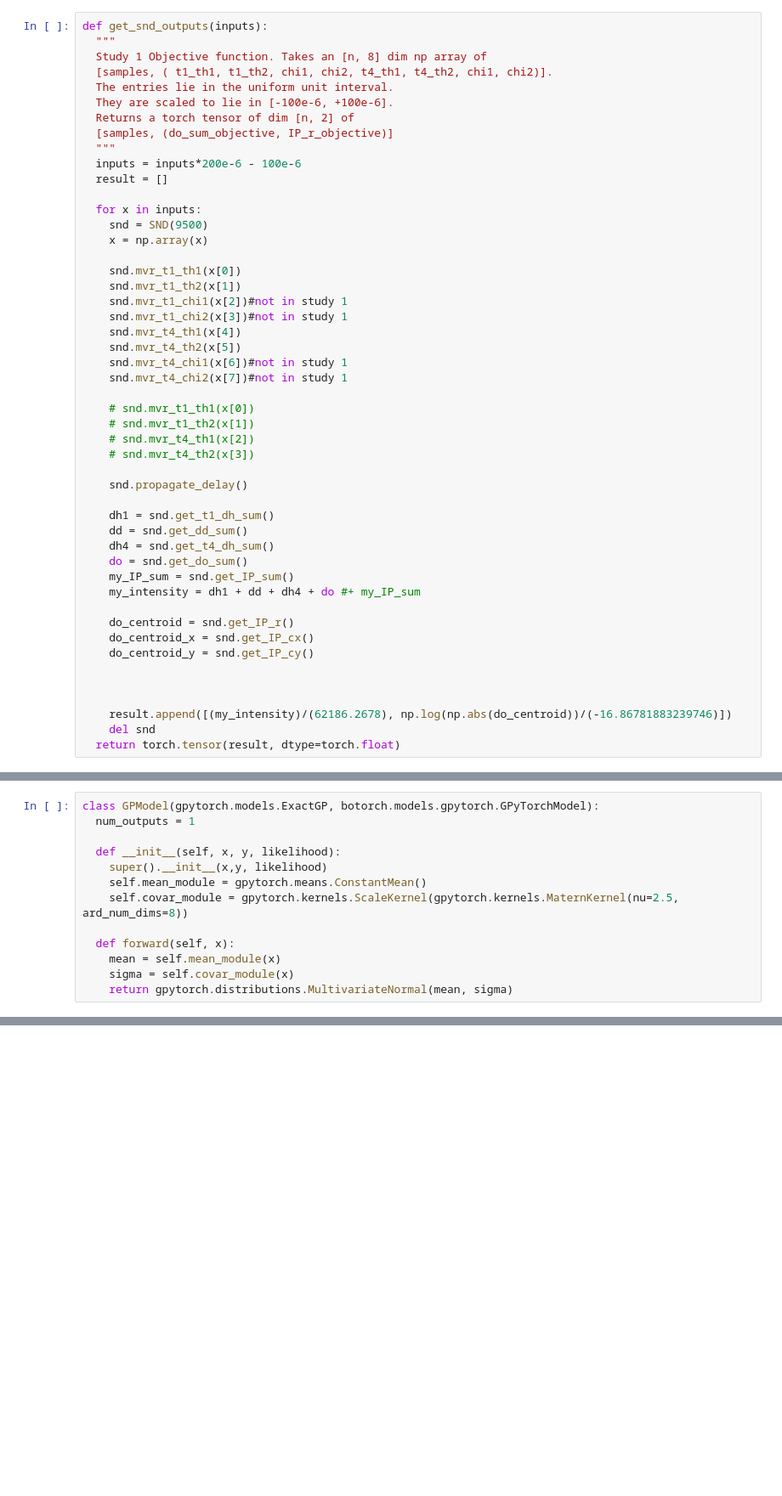
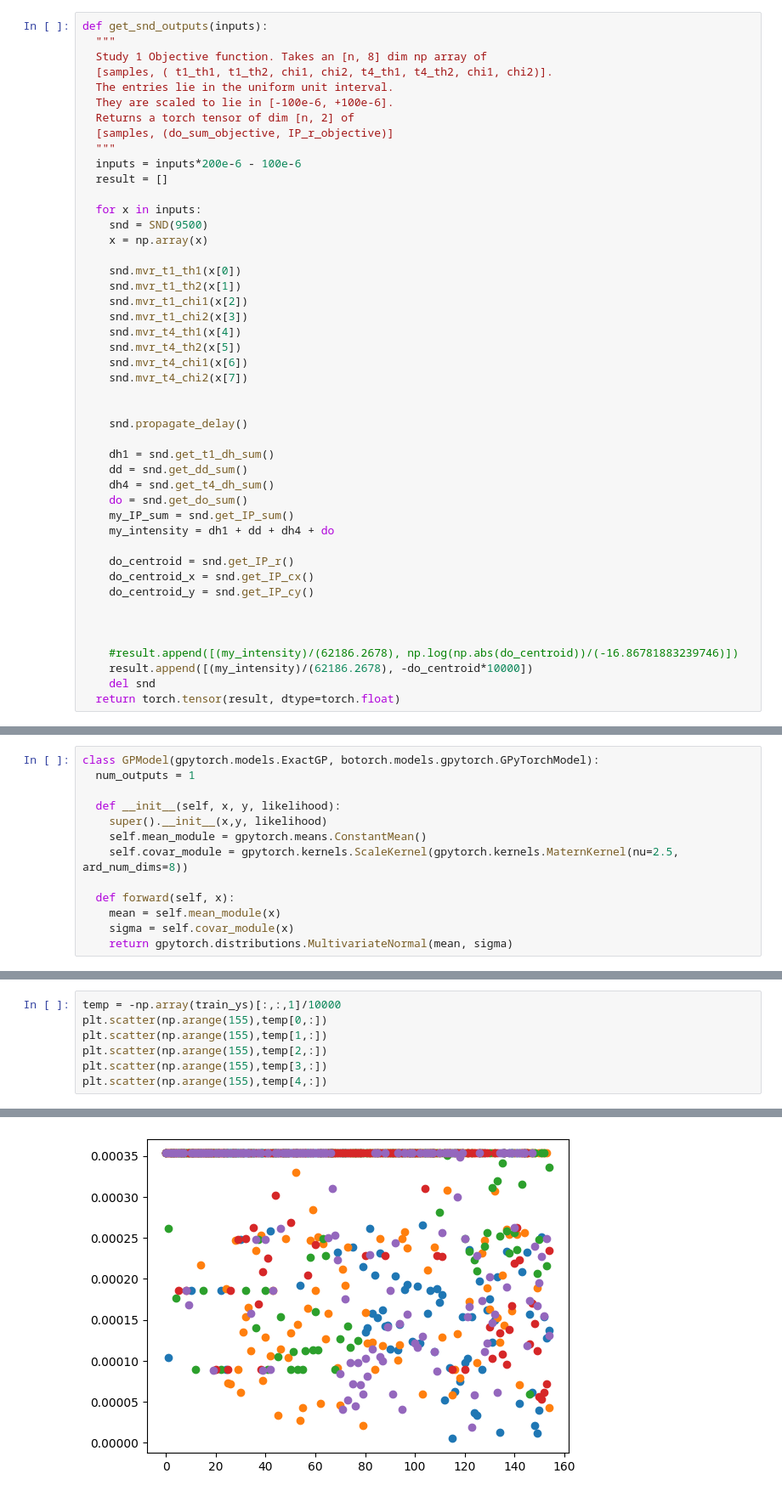
Before and after one commit to aashwinmishra/SLACBeamOptimization, a Jupyter notebook: notebooks/03_SND_MOBO_BoTorch.ipynb, the cells around one changed output, grey strips where cells are left out. Shown: that part at 85% size. Drawn from its saved outputs; the diff is of its cells as text; blank space fills up the shorter version.

```diff
--- a/notebooks/03_SND_MOBO_BoTorch.ipynb
+++ b/notebooks/03_SND_MOBO_BoTorch.ipynb
@@ -72,17 +73,13 @@ def get_snd_outputs(inputs):
 
     snd.mvr_t1_th1(x[0])
     snd.mvr_t1_th2(x[1])
-    snd.mvr_t1_chi1(x[2])#not in study 1
-    snd.mvr_t1_chi2(x[3])#not in study 1
+    snd.mvr_t1_chi1(x[2])
+    snd.mvr_t1_chi2(x[3])
     snd.mvr_t4_th1(x[4])
     snd.mvr_t4_th2(x[5])
-    snd.mvr_t4_chi1(x[6])#not in study 1
-    snd.mvr_t4_chi2(x[7])#not in study 1
+    snd.mvr_t4_chi1(x[6])
+    snd.mvr_t4_chi2(x[7])
 
-    # snd.mvr_t1_th1(x[0])
-    # snd.mvr_t1_th2(x[1])
-    # snd.mvr_t4_th1(x[2])
-    # snd.mvr_t4_th2(x[3])
 
     snd.propagate_delay()
 
@@ -91,7 +88,7 @@ def get_snd_outputs(inputs):
     dh4 = snd.get_t4_dh_sum()
     do = snd.get_do_sum()
     my_IP_sum = snd.get_IP_sum()
-    my_intensity = dh1 + dd + dh4 + do #+ my_IP_sum
+    my_intensity = dh1 + dd + dh4 + do
 
     do_centroid = snd.get_IP_r()
     do_centroid_x = snd.get_IP_cx()
@@ -99,7 +96,8 @@ def get_snd_outputs(inputs):
 
 
 
-    result.append([(my_intensity)/(62186.2678), np.log(np.abs(do_centroid))/(-16.86781883239746)])
+    #result.append([(my_intensity)/(62186.2678), np.log(np.abs(do_centroid))/(-16.86781883239746)])
+    result.append([(my_intensity)/(62186.2678), -do_centroid*10000])
     del snd
   return torch.tensor(result, dtype=torch.float)
 # %%
@@ -223,0 +241,8 @@ Trail:  2
+# %%
+temp = -np.array(train_ys)[:,:,1]/10000
+plt.scatter(np.arange(155),temp[0,:])
+plt.scatter(np.arange(155),temp[1,:])
+plt.scatter(np.arange(155),temp[2,:])
+plt.scatter(np.arange(155),temp[3,:])
+plt.scatter(np.arange(155),temp[4,:])
+# %% [output]
@@ -223,0 +250 @@ Trail:  2
+[figure, added]
```
Also changed, not shown: parts of 15 cells of this notebook.
